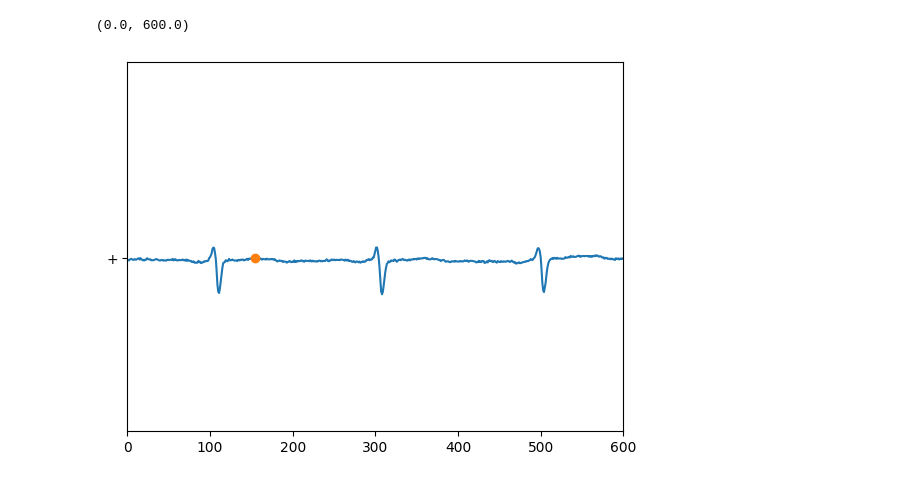
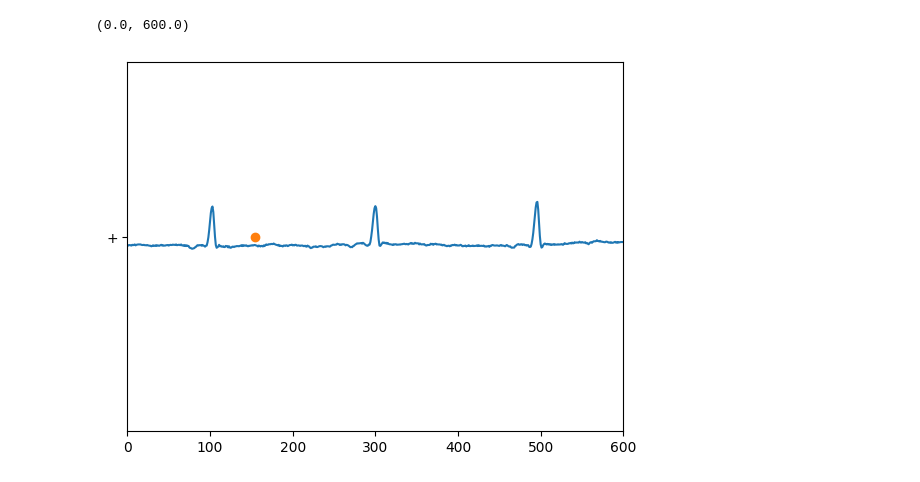
Before and after one commit to zojapila/dnn_ecg, a Jupyter notebook: Dataset_MIT-BIH.ipynb, the cells around one changed output. Drawn from its saved outputs; the diff is of its cells as text; code cells hidden in the pictures.

```diff
--- a/Dataset_MIT-BIH.ipynb
+++ b/Dataset_MIT-BIH.ipynb
@@ -7,12 +7,12 @@ annotation = wfdb.rdann('Datasets/files/04126', 'atr')
 # %%
 import matplotlib.pyplot as plt
 
-plt.plot(record[0][:,0])
+plt.plot(record[0][:,1])
 plt.plot(annotation.sample,annotation.symbol, 'o')
 plt.xlim(0,600)
 # %% [output]
 (0.0, 600.0)
-[figure, old version]
+[figure, new version]
 # %%
 record = wfdb.rdsamp('Datasets/files/08378')
 annotation = wfdb.rdann('Datasets/files/08378', 'atr')
```
Also changed, not shown: parts of 12 cells of this notebook, 1 other file.
